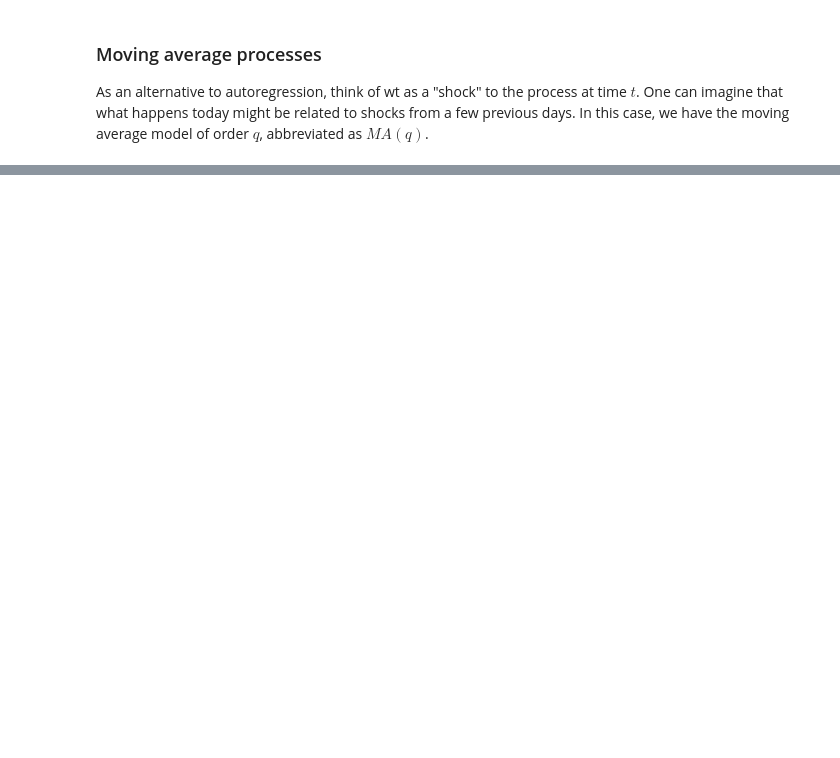
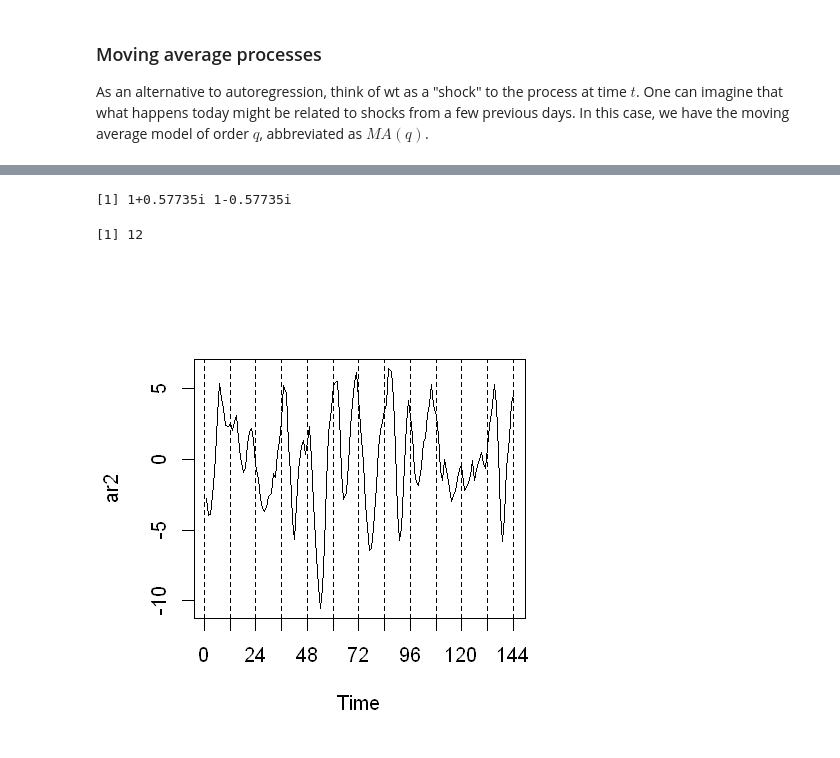
Before and after one commit to mac40/BEFD, a Jupyter notebook: Introduction to Time Series Analysis.ipynb, the cells around one changed output, grey strips where cells are left out. Drawn from its saved outputs; the diff is of its cells as text; code cells hidden in the pictures; blank space fills up the shorter version.

```diff
--- a/Introduction to Time Series Analysis.ipynb
+++ b/Introduction to Time Series Analysis.ipynb
@@ -419,0 +483,22 @@ page 70
+# %%
+## AR coefficients
+phi = c( 1.5, -0.75)
+## Roots 1 +- i/ sqrt (3)
+(a = polyroot(c(1, -phi)))
+## [1] 1+0.57735 i 1 -0.57735 i
+## Period = 1/ freq
+arg = Arg(a[1])/(2*pi)
+1/arg
+## [1] 12
+# %% [output]
+[1] 1+0.57735i 1-0.57735i
+[1] 12
+# %%
+## Simulate and plot data
+n = 144
+ar2 = arima.sim(list(order = c(2, 0, 0), ar = phi ), n = n)
+plot(ar2, axes = FALSE, xlab = "Time")
+axis(2); axis(1, at = seq(0, 144, by = 12)); box()
+abline(v = seq(0, 144, by = 12), lty = 2)
+# %% [output]
+[figure, added]
```
Also changed, not shown: parts of 29 cells of this notebook.
